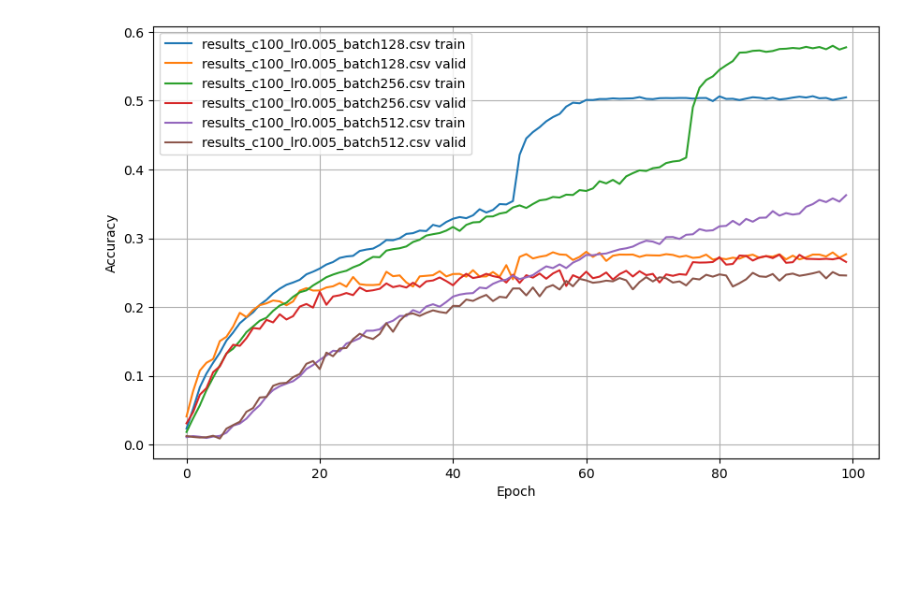
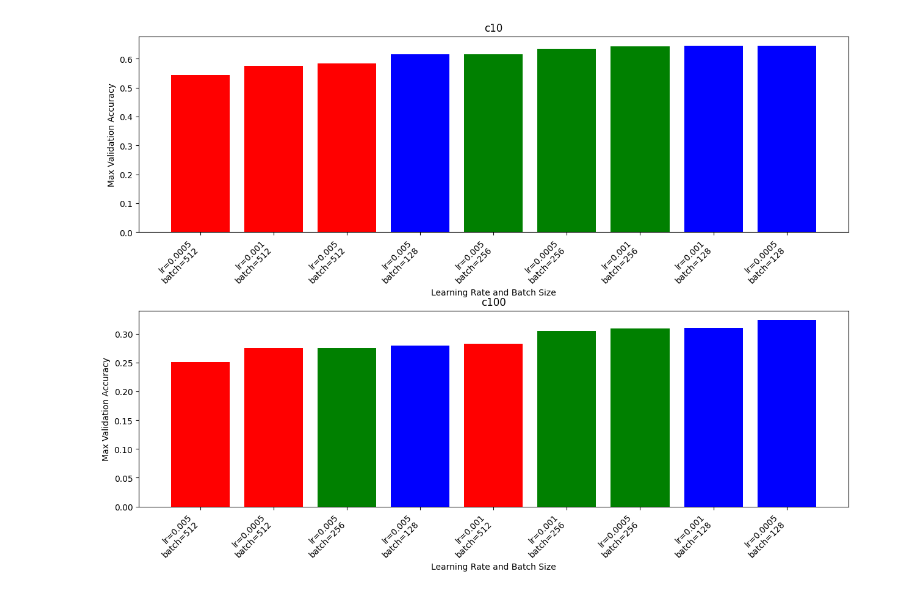
Before and after one commit to Gabrynho/BayesCNNvsFreqCNN, a Jupyter notebook: Plotting.ipynb, the cells around one changed output. Saved outputs shown, nothing was run; the diff lists cells and outputs as text; code cells hidden in the pictures; blank space fills up the shorter version.

```diff
--- a/Plotting.ipynb
+++ b/Plotting.ipynb
@@ -32,29 +51,49 @@ plt.show()
-# %%
-files = ['results_c100_lr0.005_batch128.csv', 'results_c100_lr0.005_batch256.csv', 'results_c100_lr0.005_batch512.csv']
-
-plt.figure(figsize=(10, 6))
-
-for file in files:
-    # Read the CSV data
-    data = pd.read_csv(file)
-
-    # Select the 5th column (index starts at 0)
-    train_acc = data.iloc[:, 2]
-    valid_acc = data.iloc[:, 4]  # Change the index if your accuracy is in a different column
-    epoch = data.iloc[:, 0]
-
-    train_label = file + ' train'
-    valid_label = file + ' valid'
-
-    # Plot the data
-    plt.plot(epoch, train_acc, label=train_label)
-    plt.plot(epoch, valid_acc, label=valid_label)
-
-
-plt.xlabel('Epoch')
-plt.ylabel('Accuracy')
-plt.legend()
-plt.grid(True)
-plt.show()
-# %% [output]
-[figure, removed]
+# %%
+# 2 barplot per il confronto tra i max della valid accuracy per ogni lr e per ogni batch size, uno per ogni dataset
+fig, axs = plt.subplots(2, 1, figsize=(15, 10))  # Aumenta la larghezza del grafico
+fig.subplots_adjust(hspace=0.4, wspace=0.4)  # Aggiusta lo spazio tra i grafici
+
+for index, dataset in enumerate(datasets):
+    # Seleziona l'asse corrente basato sul contatore
+    ax = axs[index]
+
+    # Crea una lista vuota per memorizzare i massimi, le etichette e le batch size
+    max_values_with_labels_and_batch = []
+
+    for lr in learning_rates:
+        for batch_size in batch_sizes:
+            # Costruisci il nome del file
+            file_name = f'./results/results_{dataset}_lr{lr}_batch{batch_size}.csv'
+
+            # Leggi i dati
+            data = pd.read_csv(file_name)
+
+            # Estrai il massimo della valid accuracy e aggiungilo alla lista con l'etichetta corrispondente
+            max_val = data['Validation Accuracy'].max()
+            label = f'lr={lr}\nbatch={batch_size}'
+            max_values_with_labels_and_batch.append((max_val, label, batch_size))
+
+    # Ordina la lista in base ai valori di valid accuracy
+    max_values_with_labels_and_batch.sort()
+
+    # Separa i valori, le etichette e le batch size
+    max_values = [val for val, _, _ in max_values_with_labels_and_batch]
+    labels = [label for _, label, _ in max_values_with_labels_and_batch]
+    batch_sizes_for_colors = [batch for _, _, batch in max_values_with_labels_and_batch]
+
+    # Traccia il barplot con i colori specificati
+    bar_colors = [colors[batch] for batch in batch_sizes_for_colors]  # Seleziona i colori in base alla batch size
+    ax.bar(labels, max_values, color=bar_colors)
+
+    # Imposta titolo, etichette e legenda per l'asse corrente
+    ax.set_title(f'{dataset}')
+    ax.set_xlabel('Learning Rate and Batch Size')
+    ax.set_ylabel('Max Validation Accuracy')
+
+    # Ruota le etichette dell'asse x per migliorare la leggibilità
+    ax.set_xticklabels(labels, rotation=45, ha="right")  # Ruota le etichette e allinea a destra
+
+# Mostra il grafico
+plt.show()
+# %% [output]
+[figure, added]
```
Also changed, not shown: parts of 1 cell of this notebook, 7 other files.
